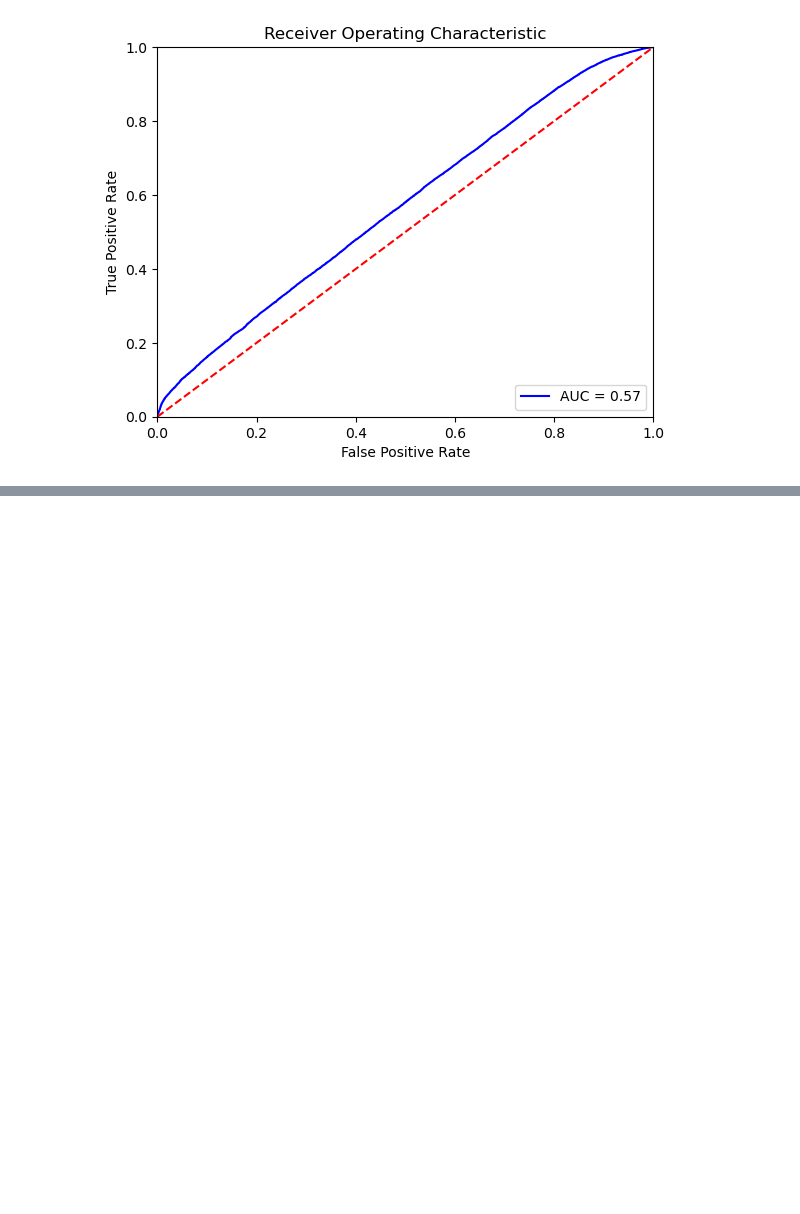
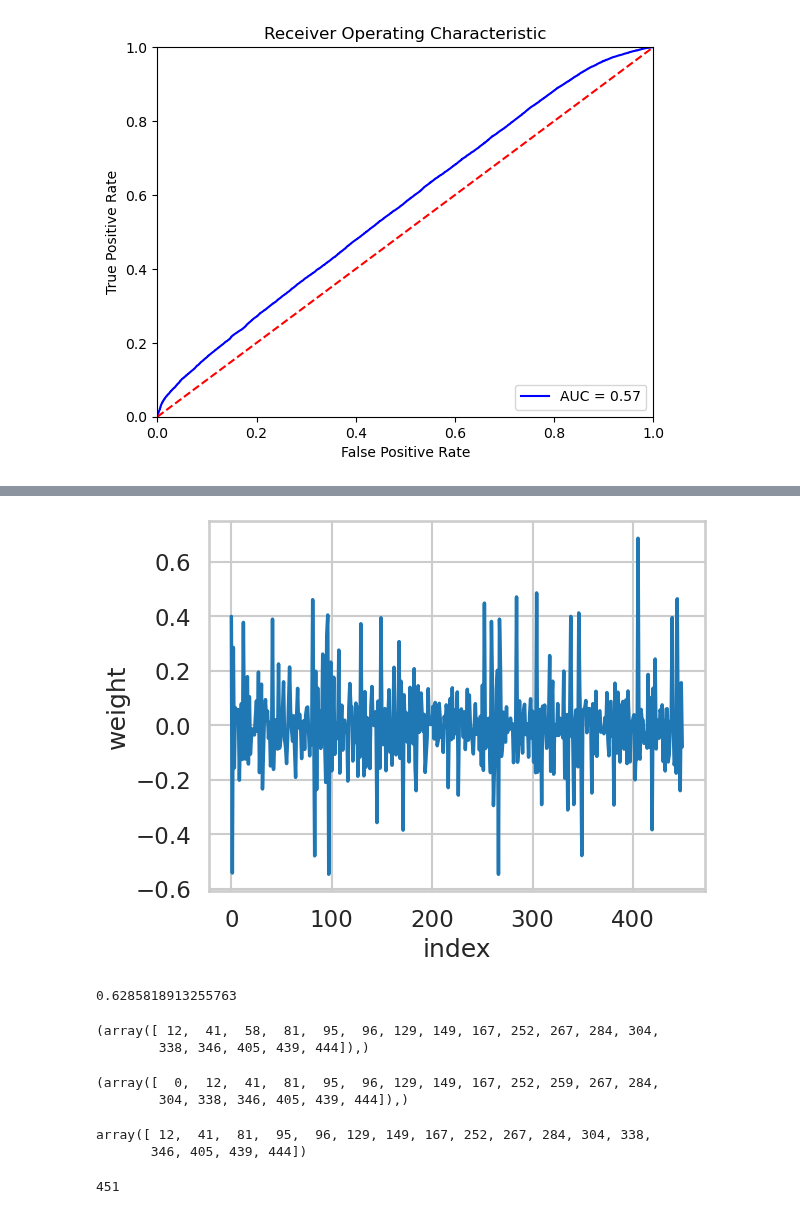
Before and after one commit to JoshuaGensel/MIME_ML, a Jupyter notebook: src/simFiles/trainSimModel.ipynb, the cells around one changed output, grey strips where cells are left out. Drawn from its saved outputs; the diff is of its cells as text; code cells hidden in the pictures; blank space fills up the shorter version.

```diff
--- a/src/simFiles/trainSimModel.ipynb
+++ b/src/simFiles/trainSimModel.ipynb
@@ -86,0 +110,53 @@ plt.show()
+# %%
+#create line plot of model coefficients with seaborn
+sns.set_style("whitegrid")
+sns.set_context("talk")
+sns.lineplot(data=weights, palette="tab10", linewidth=2.5)
+plt.ylabel('weight')
+plt.xlabel('index')
+plt.show()
+# %% [output]
+[figure, added]
+# %%
+#get correlation between kd and model coefficients
+from scipy.stats import pearsonr
+corr, _ = pearsonr(kds, weights)
+corr
+# %% [output]
+0.6285818913255763
+# %%
+#get index of kd > 3.5
+np.where(kds > 3.5)
+# %% [output]
+(array([ 12,  41,  58,  81,  95,  96, 129, 149, 167, 252, 267, 284, 304,
+        338, 346, 405, 439, 444]),)
+# %%
+#get index of weights > 0.3
+np.where(weights > 0.3)
+# %% [output]
+(array([  0,  12,  41,  81,  95,  96, 129, 149, 167, 252, 259, 267, 284,
+        304, 338, 346, 405, 439, 444]),)
+# %%
+#check overlap between kds > 4 and weights > 0.3
+np.intersect1d(np.where(kds > 3.5), np.where(weights > 0.3))
+# %% [output]
+array([ 12,  41,  81,  95,  96, 129, 149, 167, 252, 267, 284, 304, 338,
+       346, 405, 439, 444])
+# %%
+#for every residue calculate concentration needed for a binding probability of 0.5
+concs = []
+testSeq = np.zeros(451)-1
+for i in range(451):
+    testSeq[i] = 1
+    #calculate concentration needed to bind to 50% of the time
+    from scipy.optimize import fsolve
+    def func(x):
+        testSeq[0] = x
+        return grid.predict_proba(testSeq.reshape(1,-1))[0][1] - 0.5
+
+    x = fsolve(func, 1)
+
+    concs.append(x[0]*-1)
+len(concs)
+# %% [output]
+451
```
Also changed, not shown: parts of 6 cells of this notebook.
